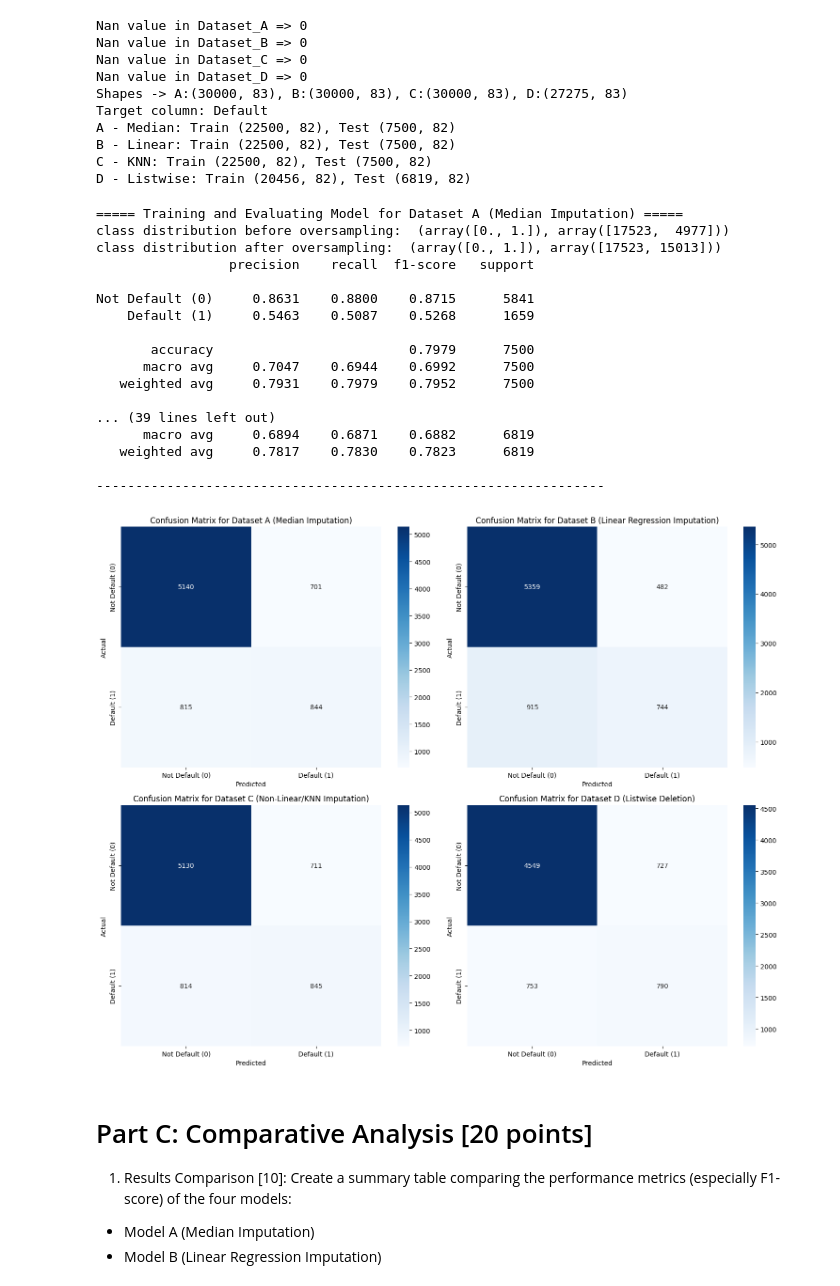
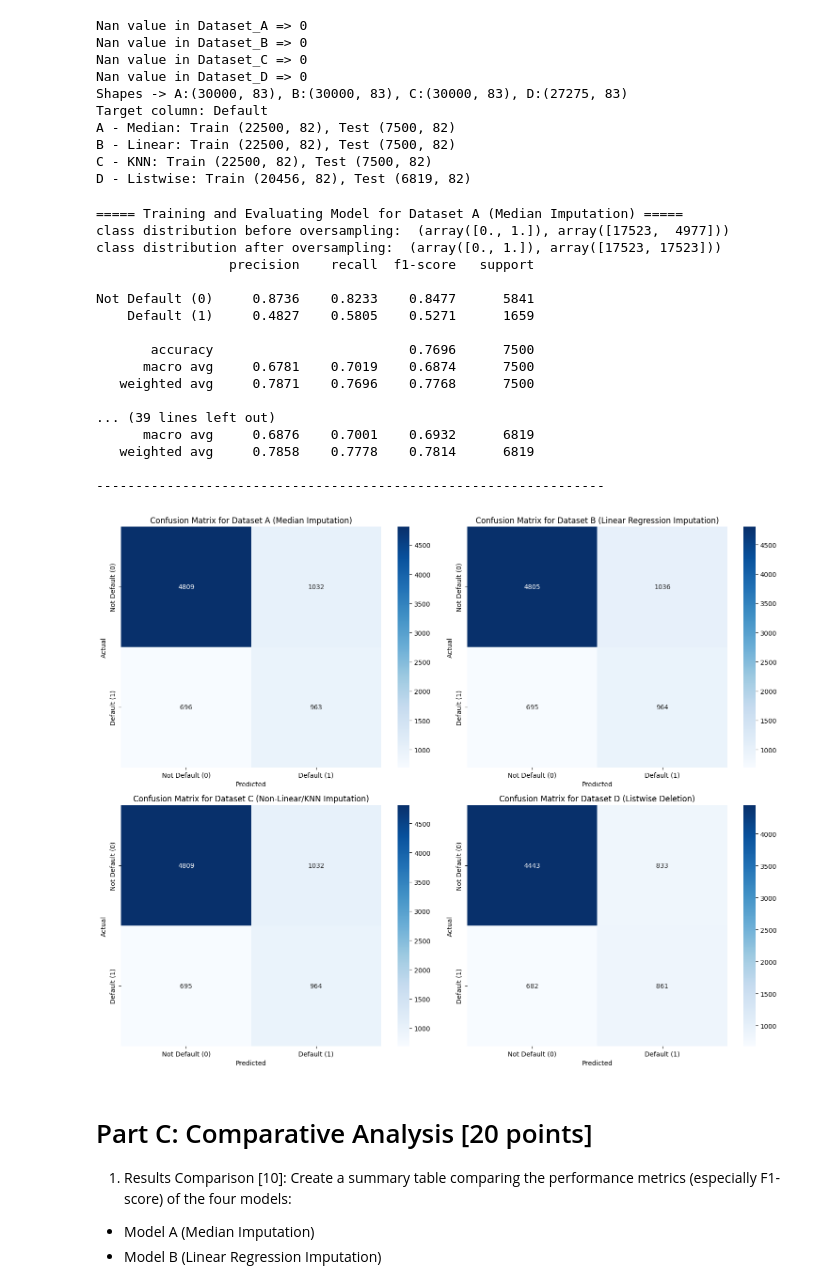
Before and after one commit to harshit-8118/assignment-6-harshit-8118, a Jupyter notebook: main.ipynb, the cells around one changed output. Cells and saved outputs as stored; diff of their text form; code cells hidden in the pictures.

```diff
--- a/main.ipynb
+++ b/main.ipynb
@@ -798,6 +821,7 @@ axes = axes.flatten()  # Flatten to easily index each subplot
 
 results = {}
 models = {}
+from imblearn.over_sampling import SMOTE, BorderlineSMOTE, ADASYN, SMOTENC
 
 for i, (name, (X_train, y_train)) in enumerate(train_sets.items()):
     print(f"===== Training and Evaluating Model for Dataset {name} =====")
@@ -805,11 +829,15 @@ for i, (name, (X_train, y_train)) in enumerate(train_sets.items()):
     print('class distribution before oversampling: ', np.unique(y_train, return_counts=True))
 
     # Perform oversampling
-    X_train_os, y_train_os = cluster_based_oversample(X_train.values, y_train.values, minority_class=1, n_clusters=5, random_state=42)
 
-    print('class distribution after oversampling: ', np.unique(y_train_os, return_counts=True))
+    # In your loop, replace your custom function call with this:
+    sampler = SMOTE(random_state=42)
+
+    X_train_os, y_train_os = sampler.fit_resample(X_train, y_train)
+    # X_train_os, y_train_os = cluster_based_oversample(X_train.values, y_train.values, minority_class=1, n_clusters=5, random_state=42)
 
     log_reg_model = LogisticRegression(random_state=63, max_iter=50000)
+    print('class distribution after oversampling: ', np.unique(y_train_os, return_counts=True))
 
     # Train model
     log_reg_model.fit(X_train_os, y_train_os)
@@ -836,42 +864,42 @@ for i, (name, (X_train, y_train)) in enumerate(train_sets.items()):
 
     # Plot confusion matrix in subplot
     sns.heatmap(cm, annot=True, fmt='d', cmap='Blues',
                 xticklabels=['Not Default (0)', 'Default (1)'],
                 yticklabels=['Not Default (0)', 'Default (1)'],
                 ax=axes[i])
     axes[i].set_title(f'Confusion Matrix for Dataset {name}')
     axes[i].set_ylabel('Actual')
     axes[i].set_xlabel('Predicted')
 
     print("-" * 65 + "\n")
 
 plt.tight_layout()
 plt.show()
 
 # Optionally, access individual model reports outside the loop
 model_A, report_A = model_name[0], results[model_name[0]]
 model_B, report_B = model_name[1], results[model_name[1]]
 model_C, report_C = model_name[2], results[model_name[2]]
 model_D, report_D = model_name[3], results[model_name[3]]
 # %% [output]
 ===== Training and Evaluating Model for Dataset A (Median Imputation) =====
 class distribution before oversampling:  (array([0., 1.]), array([17523,  4977]))
-class distribution after oversampling:  (array([0., 1.]), array([17523, 15013]))
+class distribution after oversampling:  (array([0., 1.]), array([17523, 17523]))
                  precision    recall  f1-score   support
 
-Not Default (0)     0.8631    0.8800    0.8715      5841
-    Default (1)     0.5463    0.5087    0.5268      1659
+Not Default (0)     0.8736    0.8233    0.8477      5841
+    Default (1)     0.4827    0.5805    0.5271      1659
 
-       accuracy                         0.7979      7500
-      macro avg     0.7047    0.6944    0.6992      7500
-   weighted avg     0.7931    0.7979    0.7952      7500
+       accuracy                         0.7696      7500
+      macro avg     0.6781    0.7019    0.6874      7500
+   weighted avg     0.7871    0.7696    0.7768      7500
 
 ... (39 lines left out)
-      macro avg     0.6894    0.6871    0.6882      6819
-   weighted avg     0.7817    0.7830    0.7823      6819
+      macro avg     0.6876    0.7001    0.6932      6819
+   weighted avg     0.7858    0.7778    0.7814      6819
 
 -----------------------------------------------------------------
-[figure, old version]
+[figure, new version]
 # %% [markdown]
 # Part C: Comparative Analysis [20 points]
 1.  Results Comparison [10]: Create a summary table comparing the performance metrics
```
Also changed, not shown: parts of 4 cells of this notebook.
